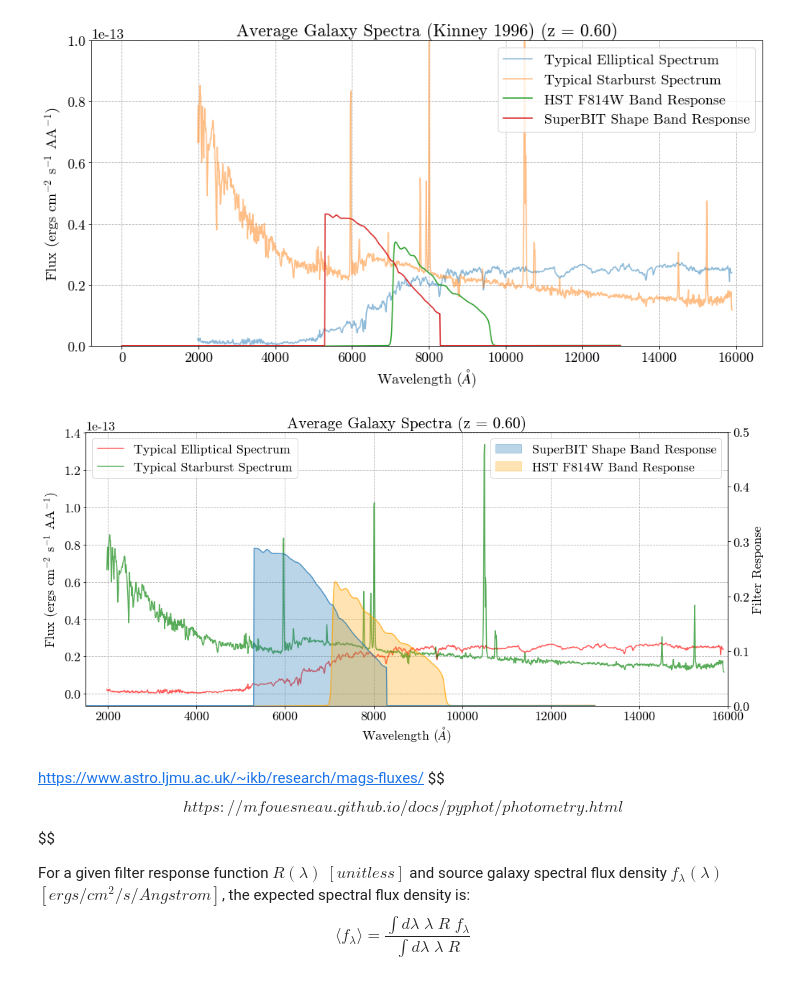
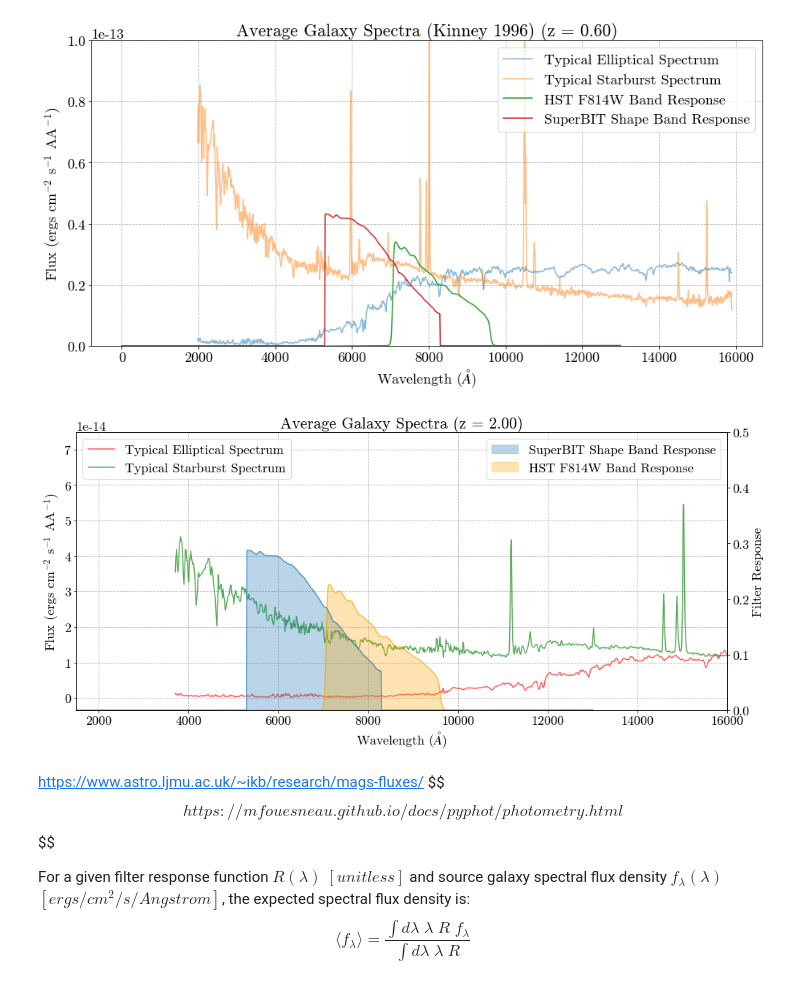
Before and after one commit to veome22/superbit_neff, a Jupyter notebook: gal_spectra_conversion_test.ipynb, the cells around one changed output. Cells and saved outputs as stored; diff of their text form; code cells hidden in the pictures.

```diff
--- a/gal_spectra_conversion_test.ipynb
+++ b/gal_spectra_conversion_test.ipynb
@@ -180,41 +181,41 @@ ls = np.arange(0, 13000, 1)
 a1 = 0.65
 a2 = 0.3
 
-REDSHIFT = 0.6
+REDSHIFT = 2
 e_redshifted = redshift_sed(elliptical_template, REDSHIFT)
 starb_redshifted = redshift_sed(starburst_template, REDSHIFT)
 
 # make a plot
 plt.plot(e_redshifted[:,0], e_redshifted[:,1], label='Typical Elliptical Spectrum', alpha=a1, color='red')
 plt.plot(starb_redshifted[:,0], starb_redshifted[:,1], label='Typical Starburst Spectrum', alpha=a1, color='green')
 
 # set x-axis label
 ax.set_xlabel('Wavelength ($\AA$)')
 # set y-axis label
 ax.set_ylabel('Flux (ergs cm$^{-2}$ s$^{-1}$ AA$^{-1}$)')
 plt.legend(loc='upper left')
 plt.grid(linestyle='--')
 
 
 # twin object for two different y-axis on the sample plot
 ax2=ax.twinx()
 ax2.fill(ls, sbit_shape(ls), label='SuperBIT Shape Band Response', alpha=a2, color='C0')
 ax2.fill(ls, f814w(ls), label='HST F814W Band Response', alpha=a2, color='orange')
 
 ax2.plot(ls, f814w(ls), alpha=a1, color='orange')
 ax2.plot(ls, sbit_shape(ls), alpha=a1, color='C0')
 # ax2.plot(ls, sbit_lum(ls), label='SuperBIT19 Lum Band Response', alpha=a2)
 ax2.set_ylabel('Filter Response')
 plt.legend()
 
 ax2.set_ylim(0, 0.5)
 ax2.set_xlim(1500, 16000)
 plt.title('Average Galaxy Spectra (z = %.2f)' %(REDSHIFT))
 # plt.savefig("spectra_overview.png")
 
 plt.show()
 # %% [output]
-[figure, old version]
+[figure, new version]
 # %% [markdown]
 https://www.astro.ljmu.ac.uk/~ikb/research/mags-fluxes/ $$ $$
 https://mfouesneau.github.io/docs/pyphot/photometry.html $$ $$
```
Also changed, not shown: parts of 8 cells of this notebook, 1 other file.
